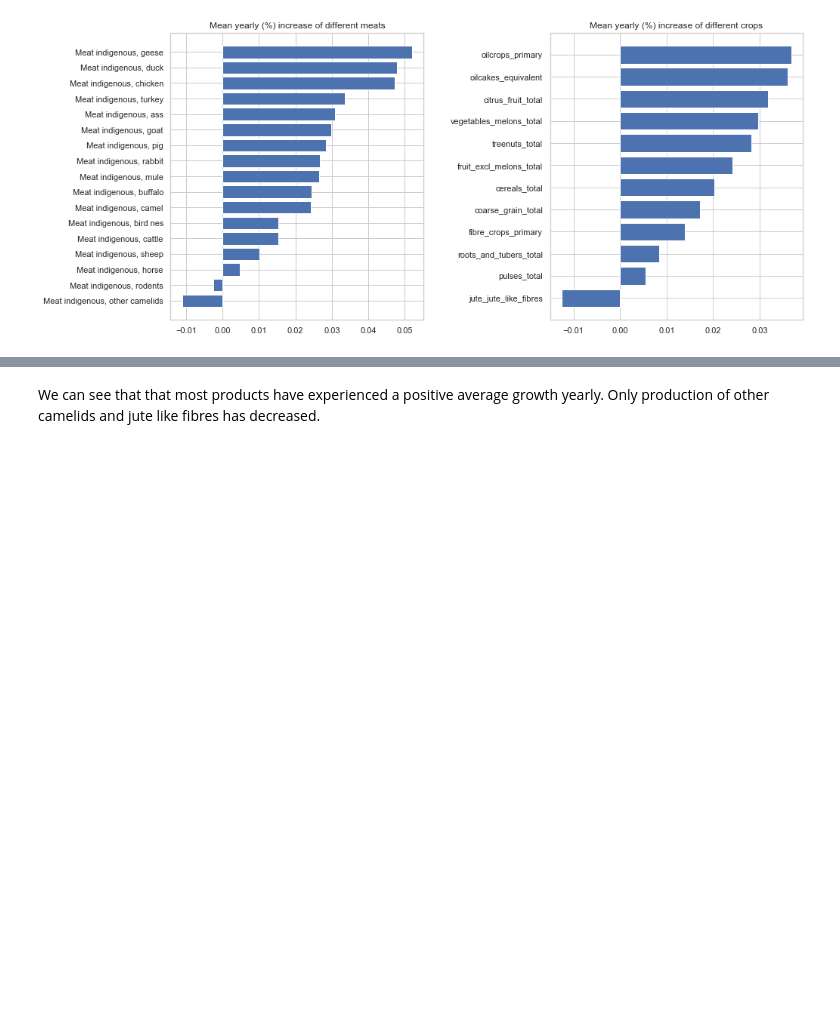
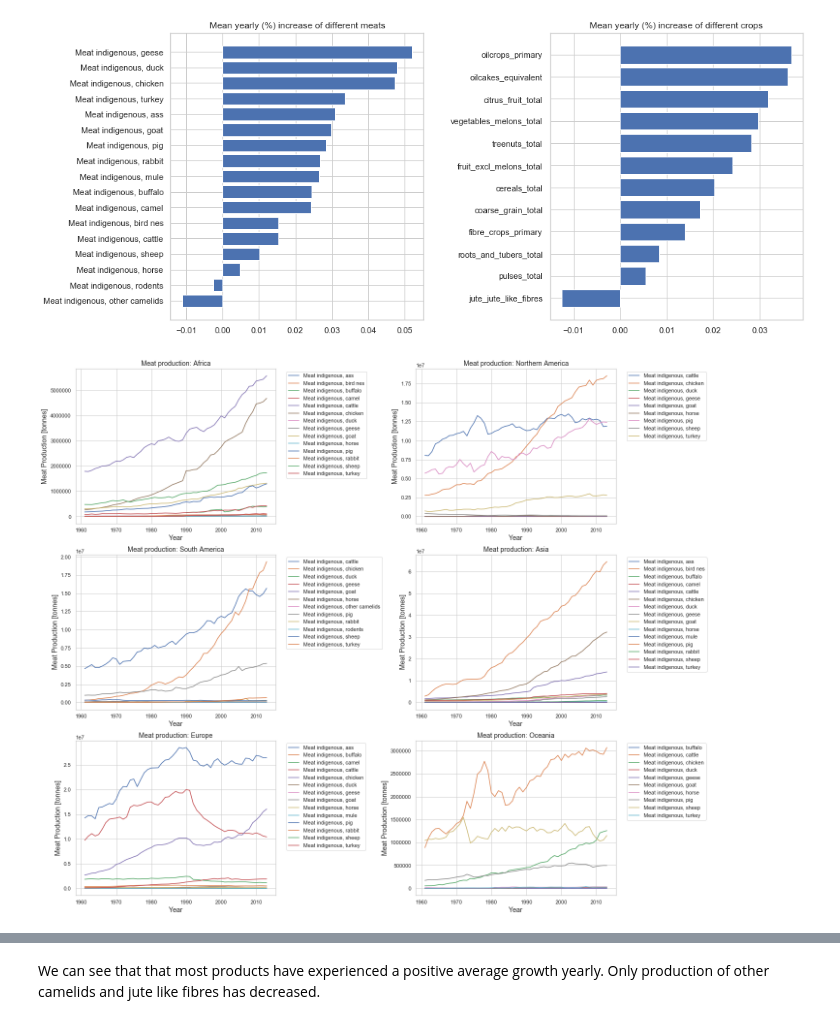
Before and after one commit to theodorhusefest/ADA-2019-project1-sovellettu-tiedon-analysoint, a Jupyter notebook: milestone_3.ipynb, the cells around one changed output, grey strips where cells are left out. Cells and saved outputs as stored; diff of their text form; code cells hidden in the pictures; blank space fills up the shorter version.

```diff
--- a/milestone_3.ipynb
+++ b/milestone_3.ipynb
@@ -60,13 +57,0 @@ plot_compare_areas(pop_cont,
-# %%
-# WIP, Area wise plots of meat production. Still need to do the same for crops and
-# improve legend so that it does not overlap with curves.
-meat_indigenous = meat_cont[meat_cont['Item'].str.contains('indigenous')]
-
-fig = plt.figure(figsize = (20, 20))
-i = 0
-
-for area in meat_indigenous.Area.unique():
-    i+=1
-    plot_compare_areas(meat_indigenous[meat_indigenous['Area'] == area], grouping = 'Item',
-                  y = 'Value', y_label = 'Meat Production [tonnes]', title='Meat production: '+area,
-                    subplot = True, ax = plt.subplot(3, 2, i))
@@ -107,3 +125,19 @@ ax[1].set_title("Mean yearly (%) increase of different crops")
 # %% [output]
 Text(0.5, 1.0, 'Mean yearly (%) increase of different crops')
 [figure]
+# %%
+# WIP how to get colors to be consistent?
+no_total = meat_indigenous.drop(meat_indigenous[(meat_indigenous['Item'] == 'Meat indigenous, total')
+                                               |(meat_indigenous['Item'] == 'Meat indigenous, poultry')].index)
+
+
+plt.figure(figsize=(20,20)).subplots_adjust(wspace=0.7)
+i = 0
+
+for area in meat_indigenous.Area.unique():
+    i+=1
+    plot_compare_areas(no_total[no_total['Area'] == area], grouping = 'Item',
+                  y = 'Value', y_label = 'Meat Production [tonnes]', title = 'Meat production: '+area,
+                    subplot = True, ax = plt.subplot(3, 2, i), outside = True)
+# %% [output]
+[figure, added]
```
Also changed, not shown: parts of 8 cells of this notebook, 1 other file.
